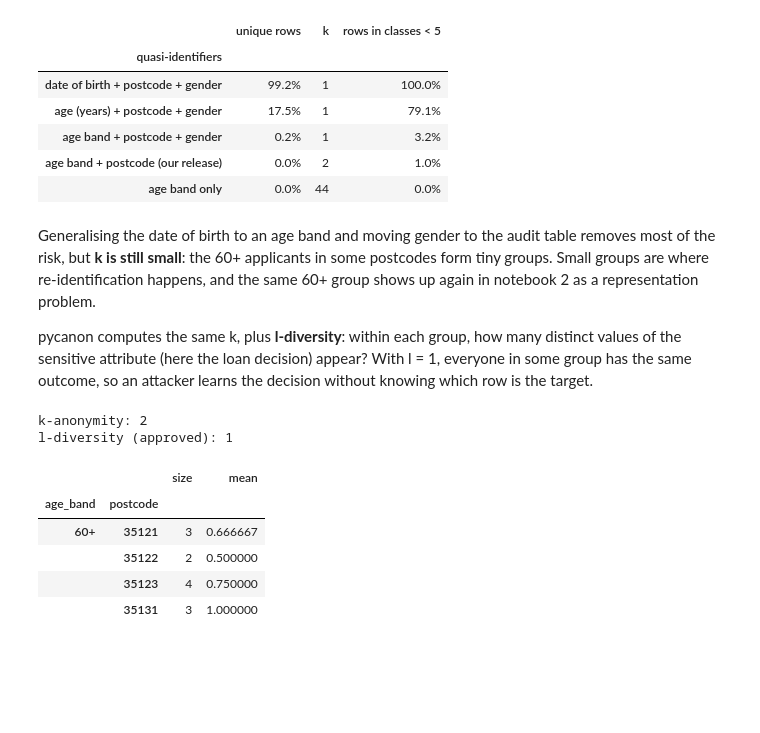
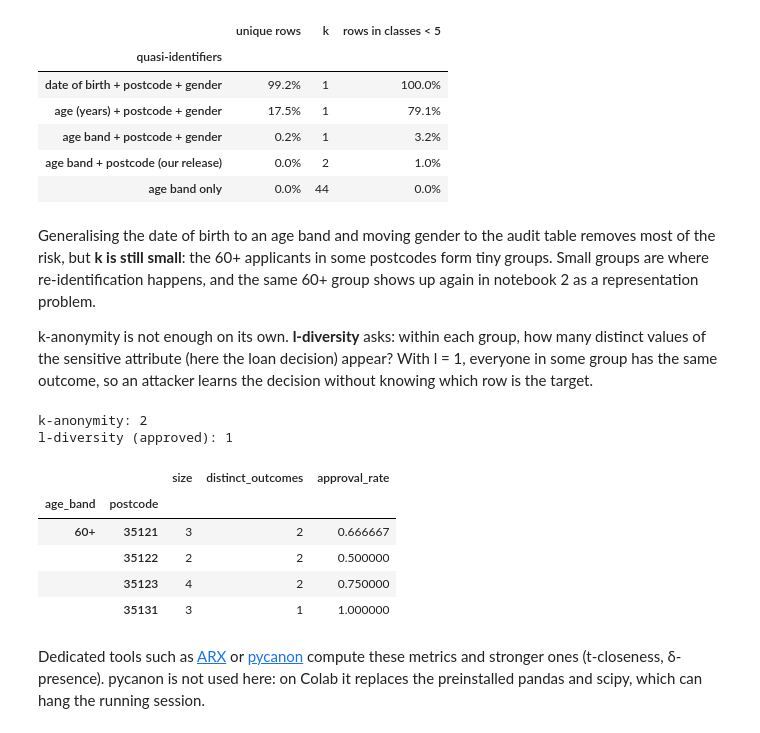
Before and after one commit to pajola/secai-course, a Jupyter notebook: module-02-data-security/01_inventory_and_pii.ipynb, the cells around one changed output. Drawn from its saved outputs; the diff is of its cells as text; code cells hidden in the pictures; blank space fills up the shorter version.

```diff
--- a/module-02-data-security/01_inventory_and_pii.ipynb
+++ b/module-02-data-security/01_inventory_and_pii.ipynb
@@ -389,25 +389,26 @@ Generalising the date of birth to an age band and moving gender to the audit tab
 the 60+ applicants in some postcodes form tiny groups. Small groups are where re-identification happens, and the same 60+ group shows up again
 in notebook 2 as a representation problem.
 
-pycanon computes the same k, plus **l-diversity**: within each group, how many distinct values of the sensitive attribute (here the loan decision) appear?
+k-anonymity is not enough on its own. **l-diversity** asks: within each group, how many distinct values of the sensitive attribute (here the loan decision) appear?
 With l = 1, everyone in some group has the same outcome, so an attacker learns the decision without knowing which row is the target.
-# %%
-from pycanon import anonymity
-release = train_ready.assign(age_band=train_ready.age_band.astype(str))
-QI = ["age_band", "postcode"]
-print("k-anonymity:", anonymity.k_anonymity(release, QI))
-print("l-diversity (approved):", anonymity.l_diversity(release, QI, ["approved"]))
-small = release.groupby(QI, observed=True).approved.agg(["size", "mean"]).query("size < 5")
-small
-# %% [output]
-k-anonymity: 2
-l-diversity (approved): 1
-|  |  | size | mean |
-| age_band | postcode |  |  |
-| 60+ | 35121 | 3 | 0.666667 |
-|  | 35122 | 2 | 0.500000 |
-|  | 35123 | 4 | 0.750000 |
-|  | 35131 | 3 | 1.000000 |
+# %%
+QI = ["age_band", "postcode"]
+groups = train_ready.groupby(QI, observed=True).approved.agg(size="size", distinct_outcomes="nunique", approval_rate="mean")
+print("k-anonymity:", groups["size"].min())
+print("l-diversity (approved):", groups["distinct_outcomes"].min())
+groups[groups["size"] < 5]
+# %% [output]
+k-anonymity: 2
+l-diversity (approved): 1
+|  |  | size | distinct_outcomes | approval_rate |
+| age_band | postcode |  |  |  |
+| 60+ | 35121 | 3 | 2 | 0.666667 |
+|  | 35122 | 2 | 2 | 0.500000 |
+|  | 35123 | 4 | 2 | 0.750000 |
+|  | 35131 | 3 | 1 | 1.000000 |
+# %% [markdown]
+Dedicated tools such as [ARX](https://arx.deidentifier.org) or [pycanon](https://github.com/IFCA-Advanced-Computing/pycanon) compute these metrics and stronger ones
+(t-closeness, δ-presence). pycanon is not used here: on Colab it replaces the preinstalled pandas and scipy, which can hang the running session.
 # %% [markdown]
 To reach a target such as k ≥ 5, merge the small classes (e.g. one band "50+"), suppress the few rows that still stand out, or move to synthetic data or
 differential privacy when the data has to leave the organisation. Every step trades utility for privacy, and the right trade-off depends on who receives the data.
```
Also changed, not shown: parts of 3 cells of this notebook, 5 other files.
